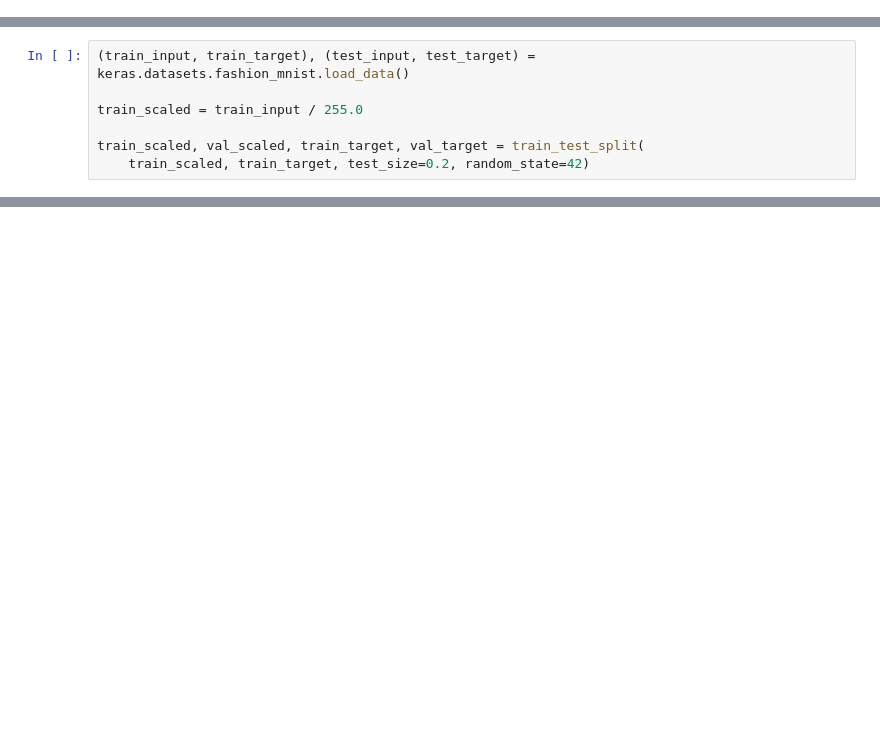
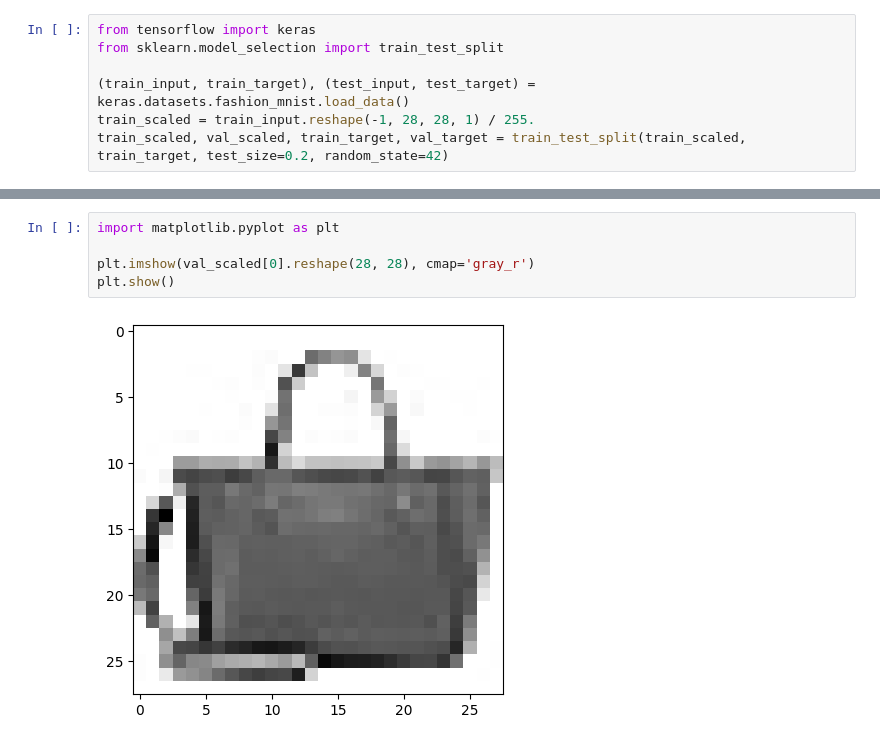
Before and after one commit to rladmswl1116/-, a Jupyter notebook: 혼공_7-2.ipynb, the cells around one changed output, grey strips where cells are left out. Saved outputs shown, nothing was run; the diff lists cells and outputs as text; blank space fills up the shorter version.

```diff
--- a/혼공_7-2.ipynb
+++ b/혼공_7-2.ipynb
@@ -25,0 +3,7 @@ train_scaled, val_scaled, train_target, val_target = train_test_split(train_scal
+# %%
+from tensorflow import keras
+from sklearn.model_selection import train_test_split
+
+(train_input, train_target), (test_input, test_target) = keras.datasets.fashion_mnist.load_data()
+train_scaled = train_input.reshape(-1, 28, 28, 1) / 255.
+train_scaled, val_scaled, train_target, val_target = train_test_split(train_scaled, train_target, test_size=0.2, random_state=42)
@@ -103,7 +55,0 @@ _________________________________________________________________
-# %%
-(train_input, train_target), (test_input, test_target) = keras.datasets.fashion_mnist.load_data()
-
-train_scaled = train_input / 255.0
-
-train_scaled, val_scaled, train_target, val_target = train_test_split(
-    train_scaled, train_target, test_size=0.2, random_state=42)
@@ -205,0 +86,7 @@ model.evaluate(val_scaled, val_target)
+# %%
+import matplotlib.pyplot as plt
+
+plt.imshow(val_scaled[0].reshape(28, 28), cmap='gray_r')
+plt.show()
+# %% [output]
+[figure, added]
```
Also changed, not shown: parts of 47 cells of this notebook.
